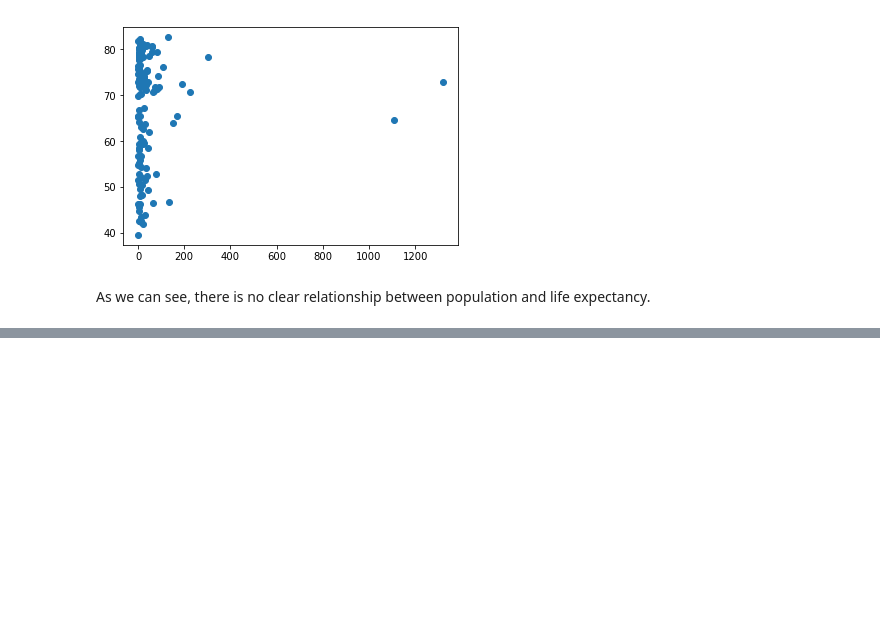
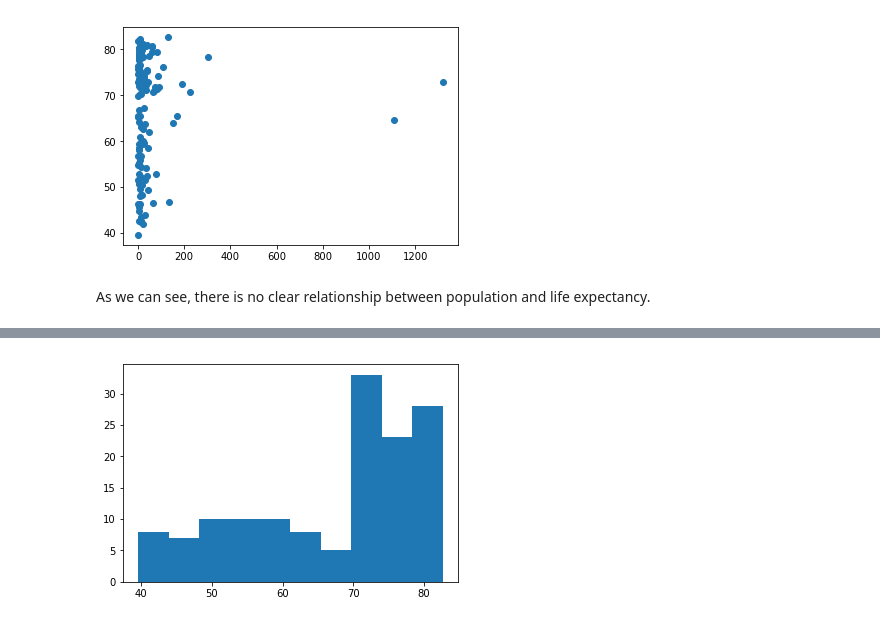
Before and after one commit to vilacham/DataCamp_Courses, a Jupyter notebook: Intermediate Python for Data Science.ipynb, the cells around one changed output, grey strips where cells are left out. Drawn from its saved outputs; the diff is of its cells as text; code cells hidden in the pictures; blank space fills up the shorter version.

```diff
--- a/Intermediate Python for Data Science.ipynb
+++ b/Intermediate Python for Data Science.ipynb
@@ -119,0 +121,11 @@ As we can see, there is no clear relationship between population and life expect
+# %%
+# Clear the current figure
+plt.clf()
+
+# Create histogram of life_expectancy
+plt.hist(life_expectancy)
+
+# Display the plot
+plt.show()
+# %% [output]
+[figure, added]
```
Also changed, not shown: parts of 12 cells of this notebook.
